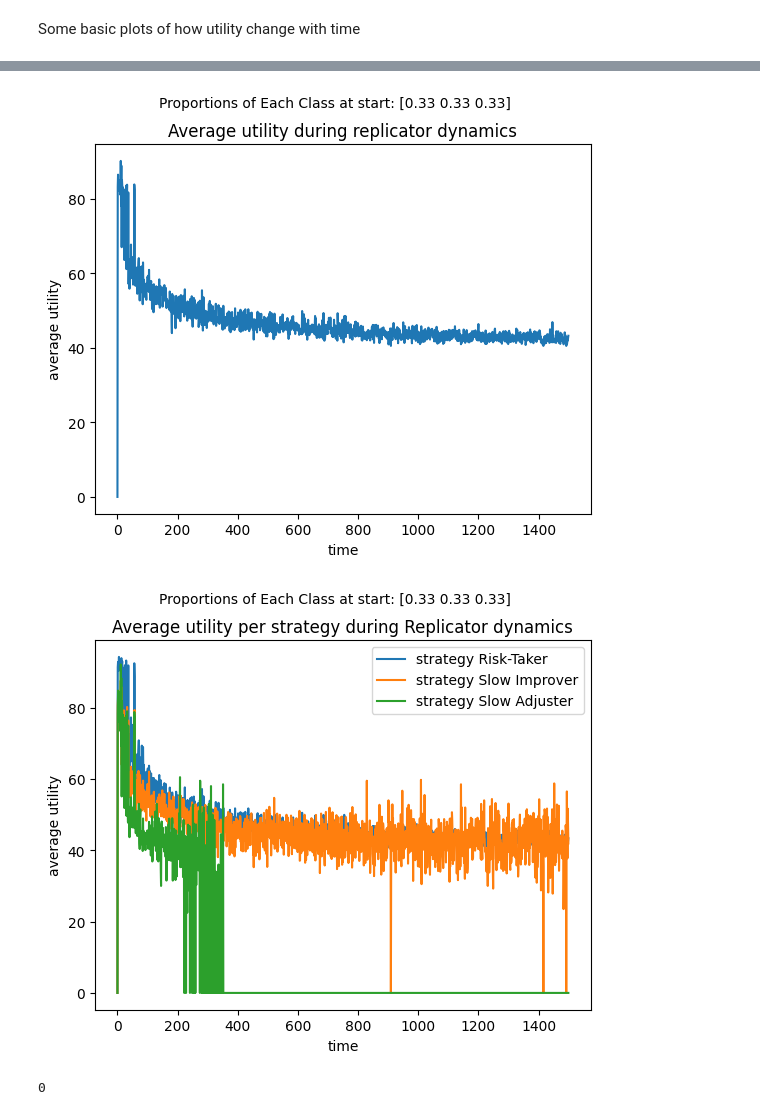
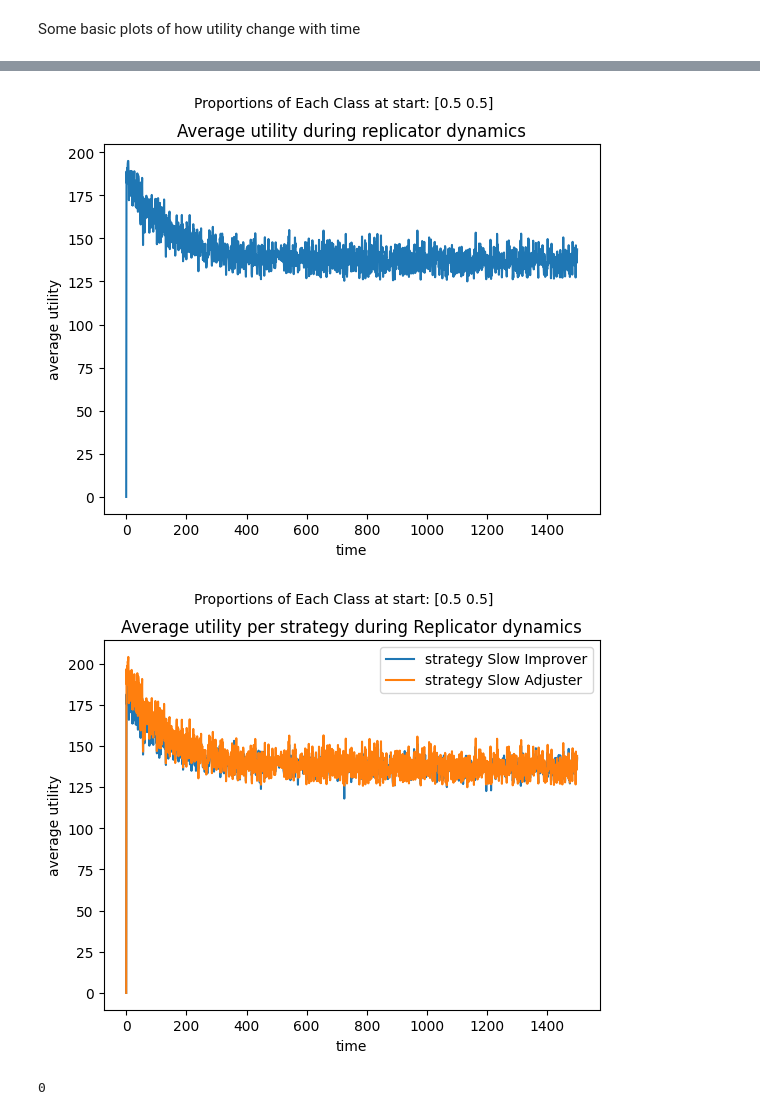
Before and after one commit to MAqvist/ENM140_Ketchup, a Jupyter notebook: evolutionary_new.ipynb, the cells around one changed output, grey strips where cells are left out. Saved outputs shown, nothing was run; the diff lists cells and outputs as text; code cells hidden in the pictures.

```diff
--- a/evolutionary_new.ipynb
+++ b/evolutionary_new.ipynb
@@ -125,16 +125,19 @@ def move_agent_to_next_concert(agent, idx, current_concert, next_concert, timest
 Inintialize variables
 # %%
 nr_of_agents = 100
-nr_concerts = 10
-nr_rows = 10
+nr_concerts = 20
+nr_rows = nr_of_agents*0.1
 concert_duration = 5
+festival_duration = nr_concerts*concert_duration
 
 
 # Available dynamic strategies
 defined_dynamic_startegies = ['Slow Improver', 'Slow Adjuster', 'Risk-Taker', 'Hate To Wait']
-#strategies = [1, 2, 3, 4, 5, 'Risk-Taker','Slow Improver', 'Slow Adjuster']
-#strategies = [1,2,3,4,5,"Risk-Taker"]
-strategies = ['Risk-Taker','Slow Improver', 'Slow Adjuster']
+#strategies = [1, 2, 3, 4, 5,'Slow Improver', 'Slow Adjuster']
+#strategies = [3,4,"Risk-Taker"]
+strategies = ['Slow Improver', 'Slow Adjuster']
+
+nr_of_strategies = len(strategies)
 
 probabilities = []
 dynamic_strategies = []
@@ -150,9 +153,6 @@ for strategy in strategies:
         dynamic_strategies.append(strategy)
 
 #probabilities = [0.4, 0.4, 0.1, 0.1]
-
-nr_of_strategies = len(strategies)
-festival_duration = nr_concerts*concert_duration
 # %%
 def initialize_festival(probabilities):
     agents = []
@@ -339,15 +358,10 @@ Proportions of each class [0.5, 0.5]
 # %%
 from datetime import datetime
 
-#probabilities = [0.05, 0.05, 0.05, 0.8, 0.05]
-#probabilities = [0.2, 0.2, 0.2, 0.2, 0.2]
-#probabilities = [0,0,0,0,1]
+#probabilities = [0.05, 0.05, 0.8, 0.05, 0.05]
+#probabilities = [0.24, 0.04, 0.24, 0.24, 0.24]
 probabilities = np.ones(nr_of_strategies) / nr_of_strategies
-
-nr_of_agents = 100
-nr_concerts = 10
-nr_rows = nr_of_agents*0.1
-concert_duration = 5
+#probabilities = [0.1,0.8,0.1]
 
 nr_timesteps = 1500
 nr_iterations = 1
@@ -469,5 +483,5 @@ plt.show()
-[figure, old version]
+[figure, new version]
-[figure, old version]
+[figure, new version]
 # %%
 strategies = [1, 2, 3, 4, 5, 'Risk-Taker','Slow Improver', 'Slow Adjuster']
 strategy = 1
```
Also changed, not shown: parts of 4 cells of this notebook, 1 other file.
